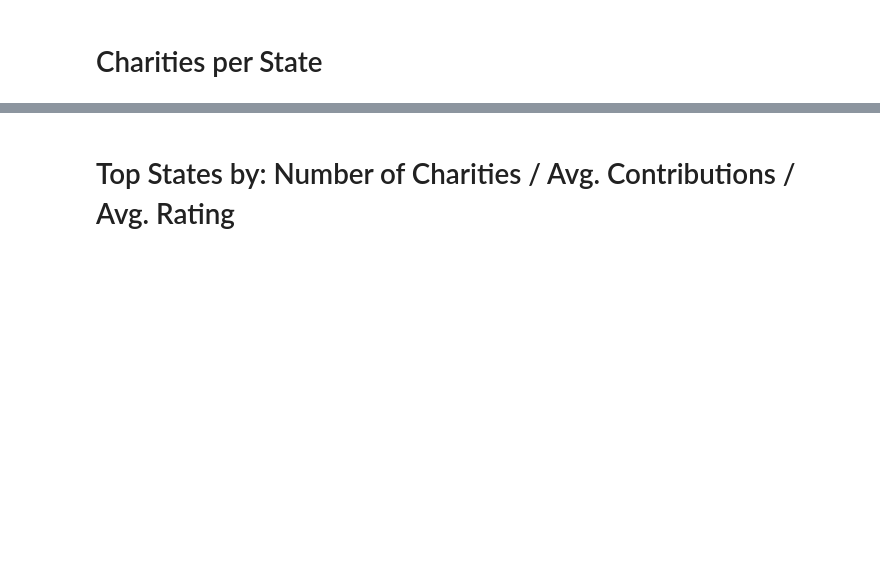
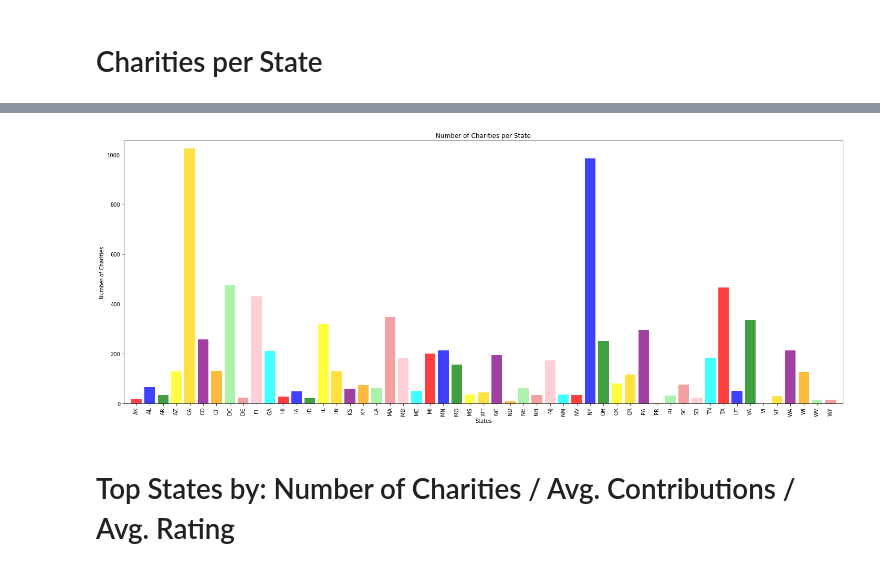
Before and after one commit to randyn/project-one, a Jupyter notebook: State_observations.ipynb, the cells around one changed output, grey strips where cells are left out. Cells and saved outputs as stored; diff of their text form; code cells hidden in the pictures; blank space fills up the shorter version.

```diff
--- a/State_observations.ipynb
+++ b/State_observations.ipynb
@@ -79,11 +88,13 @@ plt.show()
 # %% [markdown]
 # Charities per State
 # %%
+%matplotlib inline
+
 # Set x axis and tick locations
 x_axis = state
 tick_locations = [value for value in x_axis]
 
-colors= ['red','blue','green','yellow','gold','purple','orange','lightgreen','lightcoral','pink']
+colors= ['red','blue','green','yellow','gold','purple','orange','lightgreen','lightcoral','pink','cyan']
 
 # Create a list indicating where to write x labels and set figure size to adjust for space
 plt.figure(figsize=(20,8))
@@ -101,3 +110,4 @@ plt.show()
+[figure, added]
 # %% [markdown]
 # Top States by:  Number of Charities /  Avg. Contributions / Avg. Rating
 # %%
```
Also changed, not shown: parts of 19 cells of this notebook.
